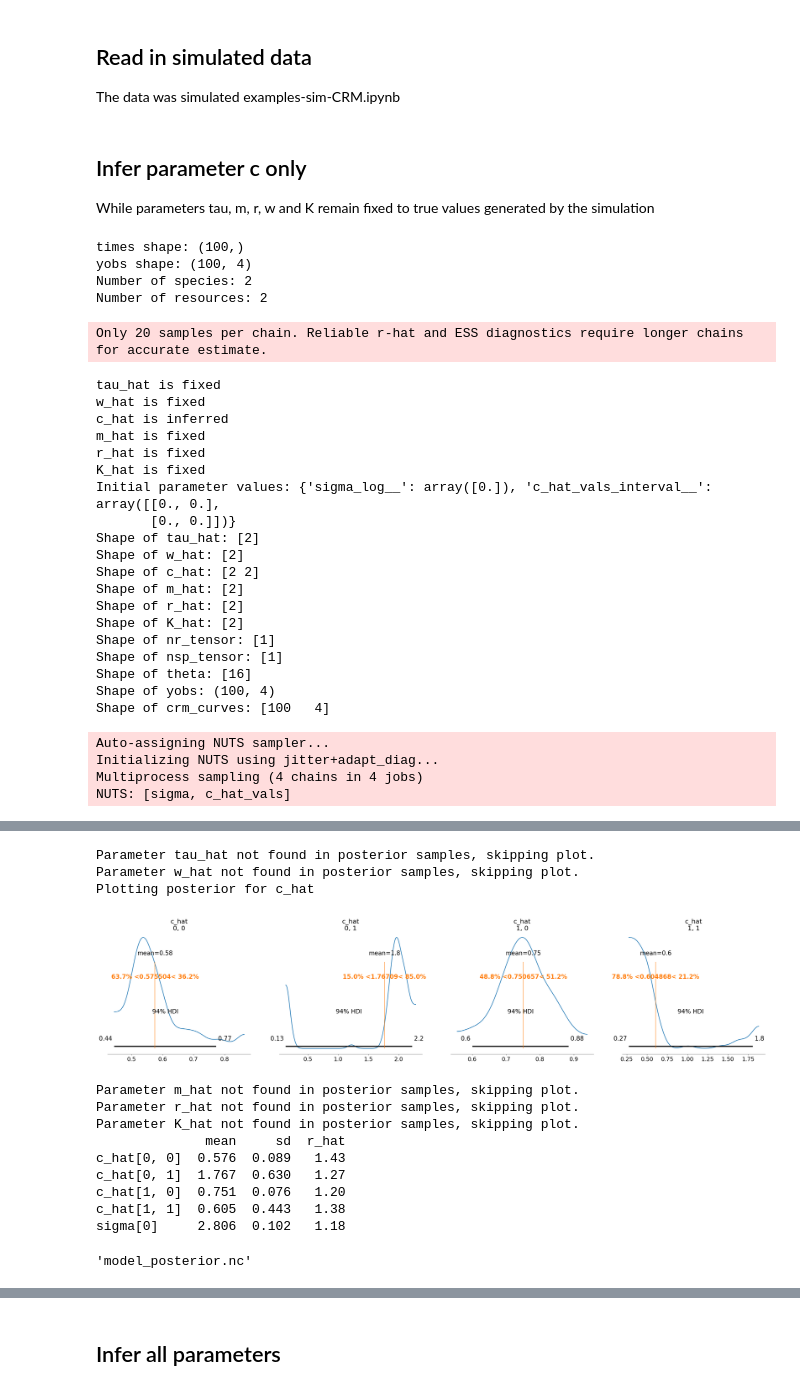
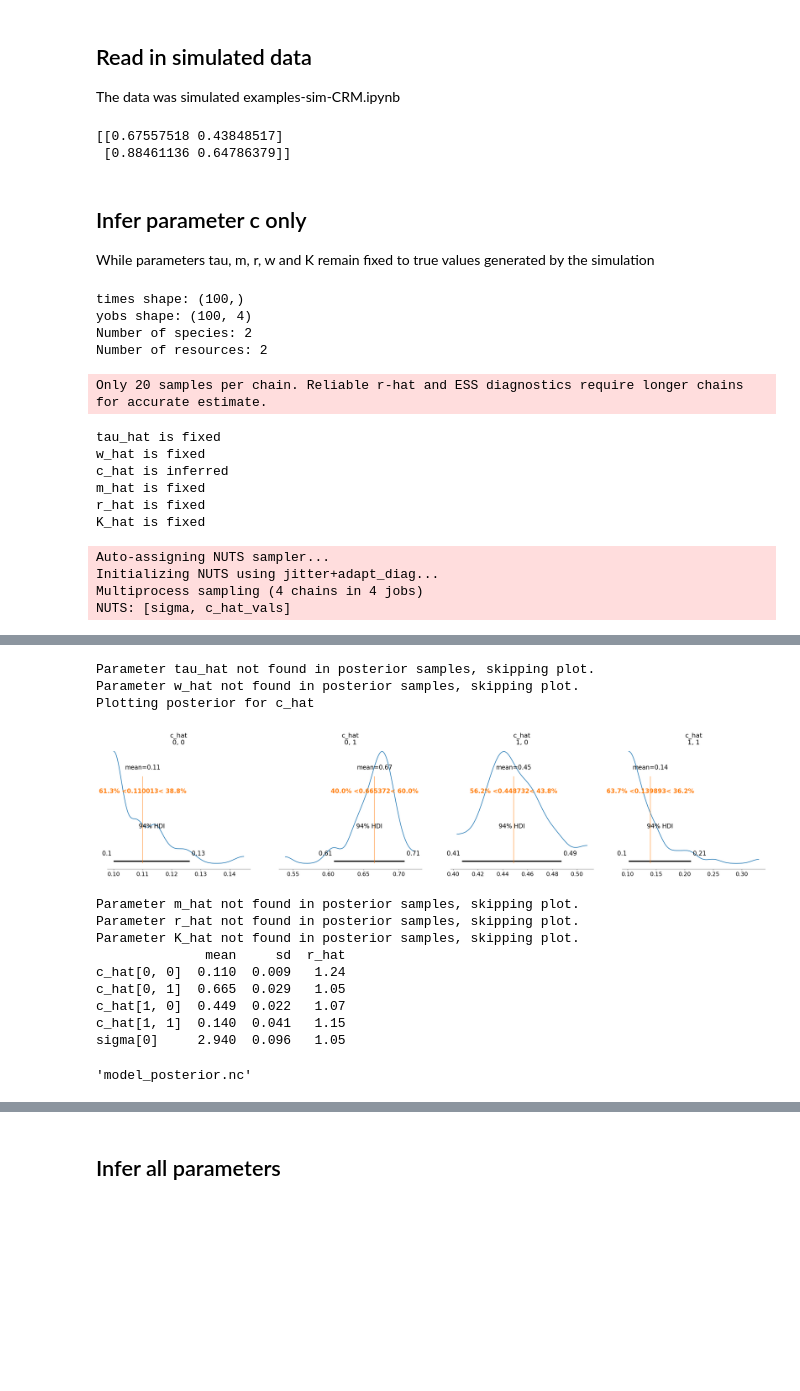
Before and after one commit to ucl-cssb/MIMIC, a Jupyter notebook: examples/CRM/examples-bayes-CRM.ipynb, the cells around one changed output, grey strips where cells are left out. Cells and saved outputs as stored; diff of their text form; code cells hidden in the pictures; blank space fills up the shorter version.

Commit message:
Updated function and plotting of CRM
Updated function and plotting of CRM across examples

```diff
--- a/examples/CRM/examples-bayes-CRM.ipynb
+++ b/examples/CRM/examples-bayes-CRM.ipynb
@@ -64,6 +64,11 @@ data = pd.read_csv("data-s2-r2.csv")
 
 times = data.iloc[:, 0].values
 yobs = data.iloc[:, 1:6].values
+# %%
+print(c)
+# %% [output]
+[[0.67557518 0.43848517]
+ [0.88461136 0.64786379]]
 # %% [markdown]
 ## Infer parameter c only
 While parameters tau, m, r, w and K remain fixed to true values generated by the simulation
@@ -79,12 +84,15 @@ w = params["w"]
 K = params["K"]
 
 # Define prior for c (resource preference matrix)
+# prior_c_mean = np.array([[0.6, 0.4], [0.8, 0.6]])
+# prior_c_sigma = np.array([[0.2, 0.2], [0.2, 0.2]])
+
 prior_c_mean = 0.6
-prior_c_sigma = 0.5
+prior_c_sigma = 0.3
 
 # Sampling conditions
-draws = 500
-tune = 500
+draws = 20
+tune = 20
 chains = 4
 cores = 4
 
@@ -118,19 +126,6 @@ c_hat is inferred
 m_hat is fixed
 r_hat is fixed
 K_hat is fixed
-Initial parameter values: {'sigma_log__': array([0.]), 'c_hat_vals_interval__': array([[0., 0.],
-       [0., 0.]])}
-Shape of tau_hat: [2]
-Shape of w_hat: [2]
-Shape of c_hat: [2 2]
-Shape of m_hat: [2]
-Shape of r_hat: [2]
-Shape of K_hat: [2]
-Shape of nr_tensor: [1]
-Shape of nsp_tensor: [1]
-Shape of theta: [16]
-Shape of yobs: (100, 4)
-Shape of crm_curves: [100   4]
 Auto-assigning NUTS sampler...
 Initializing NUTS using jitter+adapt_diag...
 Multiprocess sampling (4 chains in 4 jobs)
@@ -141,15 +136,15 @@ Sampling 4 chains for 20 tune and 20 draw iterations (80 + 80 draws total) took
 The number of samples is too small to check convergence reliably.
 Parameter tau_hat not found in posterior samples, skipping plot.
 Parameter w_hat not found in posterior samples, skipping plot.
 Plotting posterior for c_hat
-[figure, old version]
+[figure, new version]
 Parameter m_hat not found in posterior samples, skipping plot.
 Parameter r_hat not found in posterior samples, skipping plot.
 Parameter K_hat not found in posterior samples, skipping plot.
               mean     sd  r_hat
-c_hat[0, 0]  0.576  0.089   1.43
-c_hat[0, 1]  1.767  0.630   1.27
-c_hat[1, 0]  0.751  0.076   1.20
-c_hat[1, 1]  0.605  0.443   1.38
-sigma[0]     2.806  0.102   1.18
+c_hat[0, 0]  0.110  0.009   1.24
+c_hat[0, 1]  0.665  0.029   1.05
+c_hat[1, 0]  0.449  0.022   1.07
+c_hat[1, 1]  0.140  0.041   1.15
+sigma[0]     2.940  0.096   1.05
 'model_posterior.nc'
```
Also changed, not shown: parts of 6 cells of this notebook, 3 other files.
